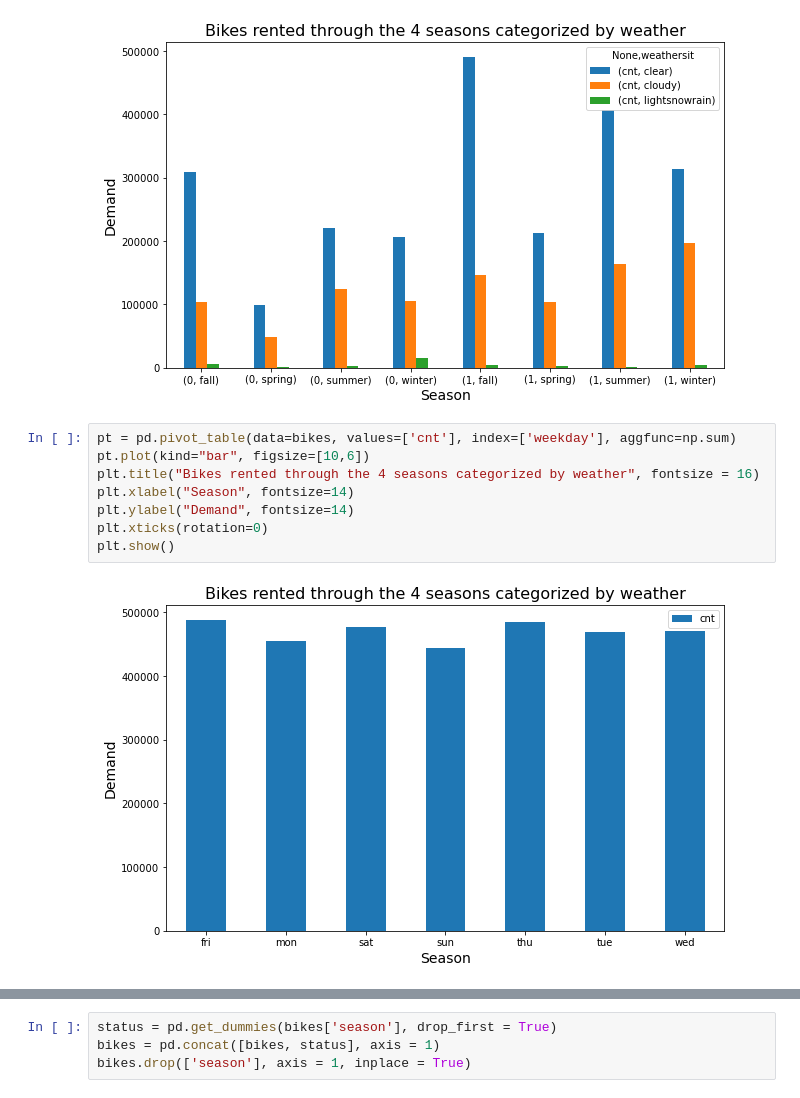
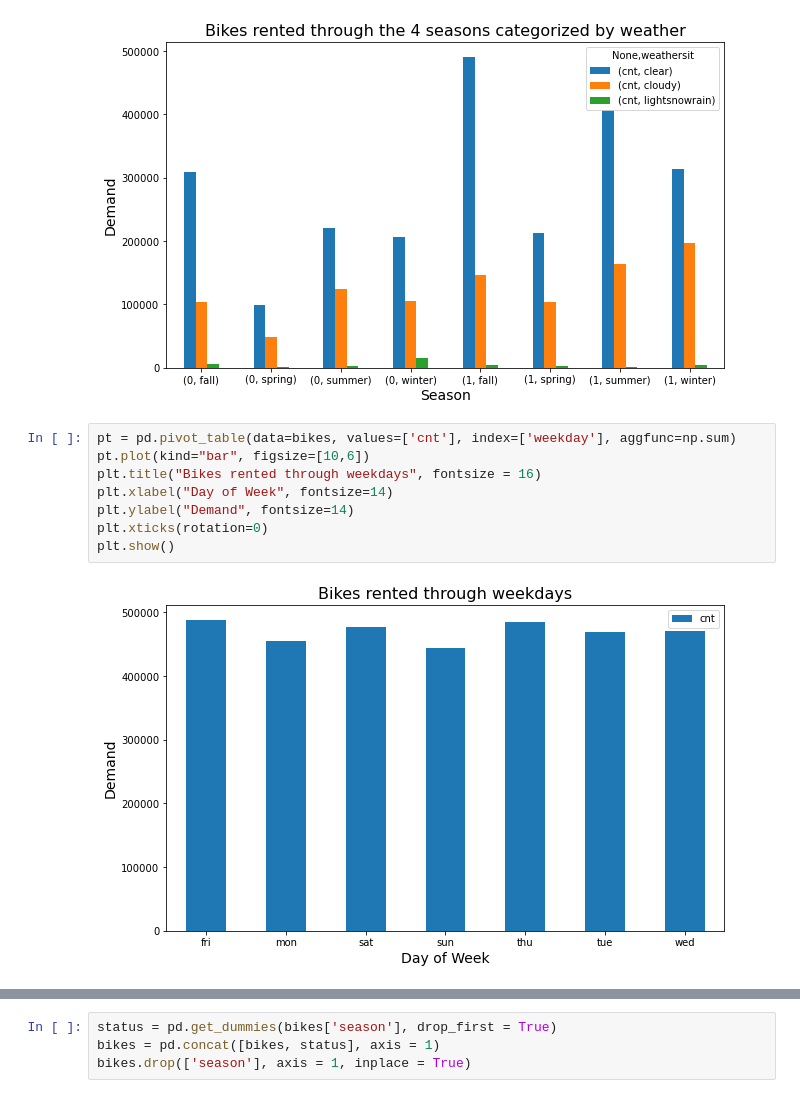
Before and after one commit to Kumaraguru-Muthuraj/_AIML_Code, a Jupyter notebook: _PythonNotebooks/_Course3_Machine_Learning_1/Mod2_Bike_Assignment/BikeSharingAssignment.ipynb, the cells around one changed output, grey strips where cells are left out. Saved outputs shown, nothing was run; the diff lists cells and outputs as text.

```diff
--- a/_PythonNotebooks/_Course3_Machine_Learning_1/Mod2_Bike_Assignment/BikeSharingAssignment.ipynb
+++ b/_PythonNotebooks/_Course3_Machine_Learning_1/Mod2_Bike_Assignment/BikeSharingAssignment.ipynb
@@ -271,13 +274,13 @@ plt.show()
 # %%
 pt = pd.pivot_table(data=bikes, values=['cnt'], index=['weekday'], aggfunc=np.sum)
 pt.plot(kind="bar", figsize=[10,6])
-plt.title("Bikes rented through the 4 seasons categorized by weather", fontsize = 16)
-plt.xlabel("Season", fontsize=14)
+plt.title("Bikes rented through weekdays", fontsize = 16)
+plt.xlabel("Day of Week", fontsize=14)
 plt.ylabel("Demand", fontsize=14)
 plt.xticks(rotation=0)
 plt.show()
 # %% [output]
-[figure, old version]
+[figure, new version]
 # %%
 pt = pd.pivot_table(data=bikes, columns=['weekday'], values=['cnt'], index=['holiday'], aggfunc=np.sum)
 pt.plot(kind="bar", figsize=[10,6])
```
Also changed, not shown: parts of 45 cells of this notebook, 3 other files.
